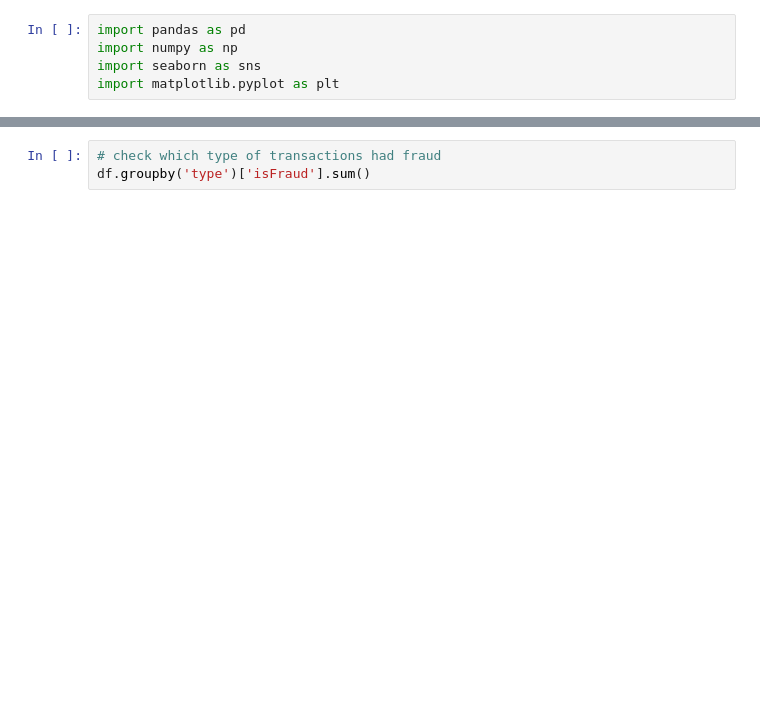
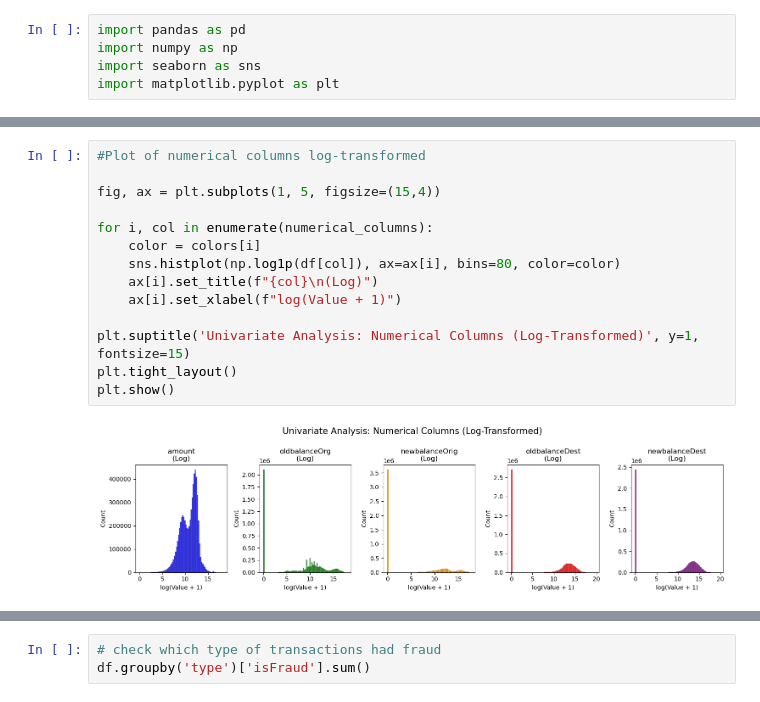
Before and after one commit to ach0309/Fraud_Detection_Project, a Jupyter notebook: code/explore.ipynb, the cells around one changed output, grey strips where cells are left out. Drawn from its saved outputs; the diff is of its cells as text; blank space fills up the shorter version.

```diff
--- a/code/explore.ipynb
+++ b/code/explore.ipynb
@@ -34,0 +172,16 @@ plt.show()
+# %%
+#Plot of numerical columns log-transformed
+
+fig, ax = plt.subplots(1, 5, figsize=(15,4))
+
+for i, col in enumerate(numerical_columns):
+    color = colors[i]
+    sns.histplot(np.log1p(df[col]), ax=ax[i], bins=80, color=color)
+    ax[i].set_title(f"{col}\n(Log)")
+    ax[i].set_xlabel(f"log(Value + 1)")
+
+plt.suptitle('Univariate Analysis: Numerical Columns (Log-Transformed)', y=1, fontsize=15)
+plt.tight_layout()
+plt.show()
+# %% [output]
+[figure, added]
```
Also changed, not shown: parts of 31 cells of this notebook, 1 other file.
